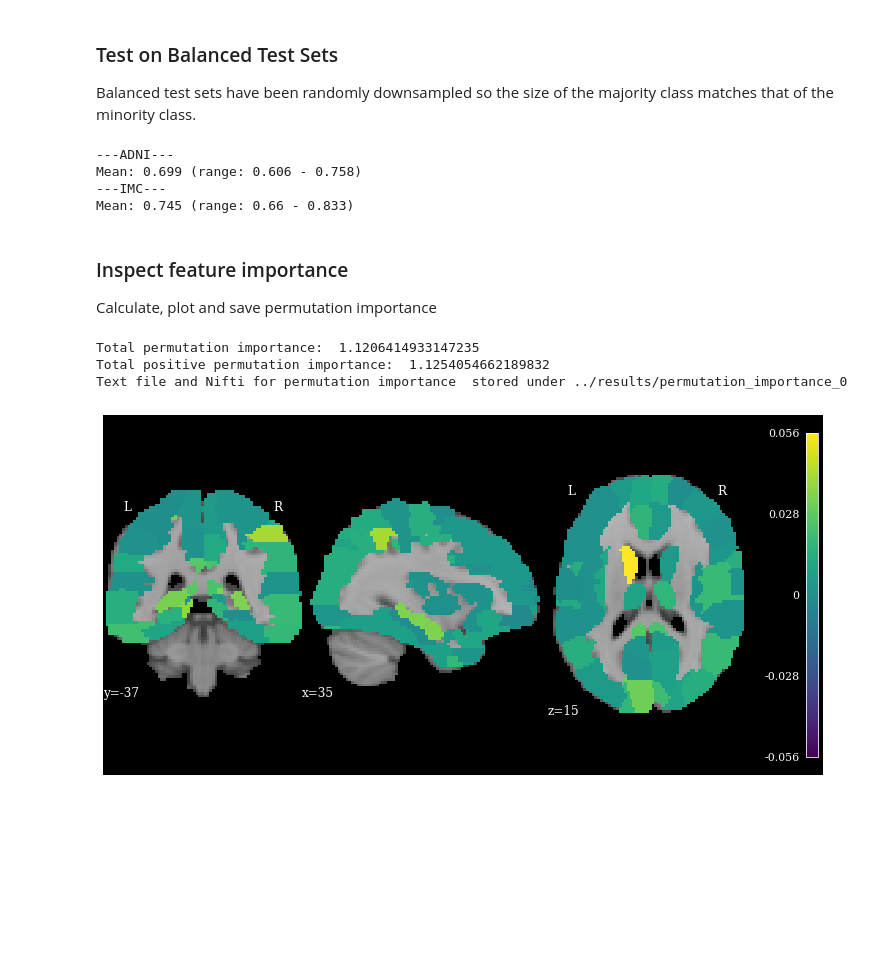
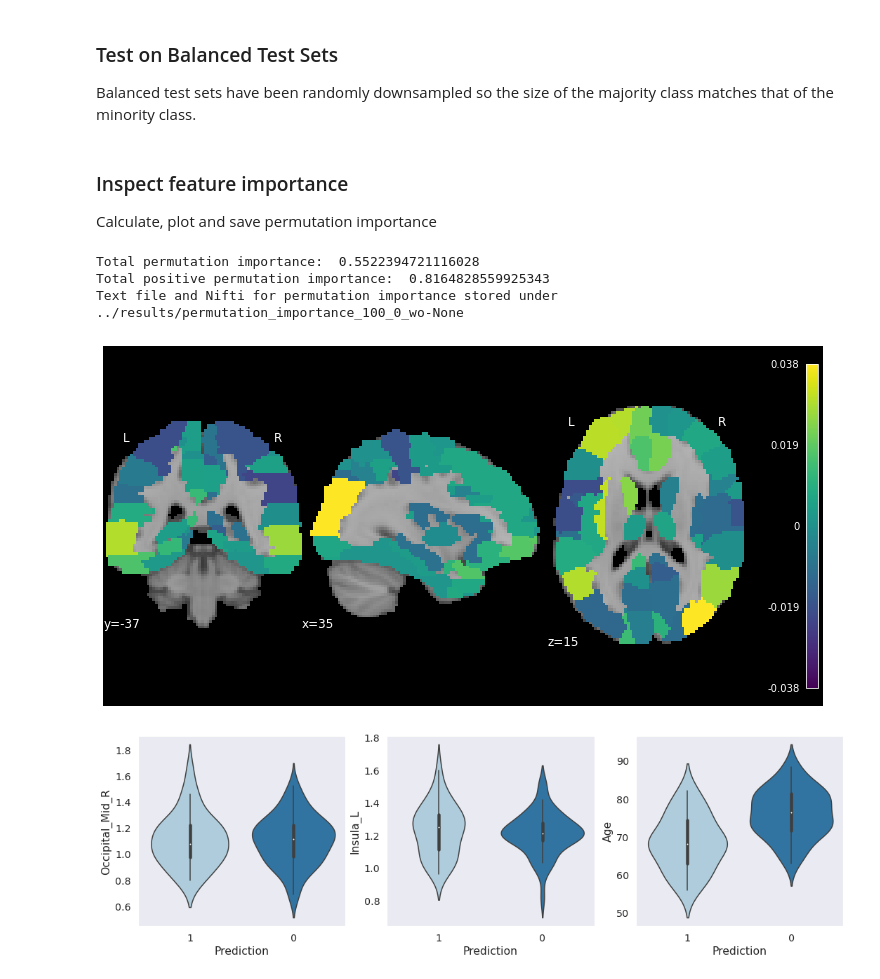
Before and after one commit to elenadoe/Gatekeeping-Amyloid-Status-with-FDG, a Jupyter notebook: src/demo.ipynb, the cells around one changed output. Drawn from its saved outputs; the diff is of its cells as text; code cells hidden in the pictures; blank space fills up the shorter version.

```diff
--- a/src/demo.ipynb
+++ b/src/demo.ipynb
@@ -77,19 +90,15 @@ Confusion Matrix
 ### Test on Balanced Test Sets
 Balanced test sets have been randomly downsampled so the size of the majority class matches that of the minority class.
 # %%
-main(analyze=3, apoe_of_interest=0)
+main(analyze=3, apoe_of_interest=0, percentile=100, try_="onlypet")
-# %% [output]
----ADNI---
-Mean: 0.699 (range: 0.606 - 0.758)
----IMC---
-Mean: 0.745 (range: 0.66 - 0.833)
 # %% [markdown]
 ### Inspect feature importance
 Calculate, plot and save permutation importance
 # %%
-main(analyze=4, apoe_of_interest=0)
+main(analyze=5, apoe_of_interest=0, try_="onlypet")
 # %% [output]
-Total permutation importance:  1.1206414933147235
-Total positive permutation importance:  1.1254054662189832
-Text file and Nifti for permutation importance  stored under ../results/permutation_importance_0
+Total permutation importance:  0.5522394721116028
+Total positive permutation importance:  0.8164828559925343
+Text file and Nifti for permutation importance stored under ../results/permutation_importance_100_0_wo-None
-[figure, old version]
+[figure, new version]
+[figure, added]
```
Also changed, not shown: parts of 2 cells of this notebook, 6 other files.
